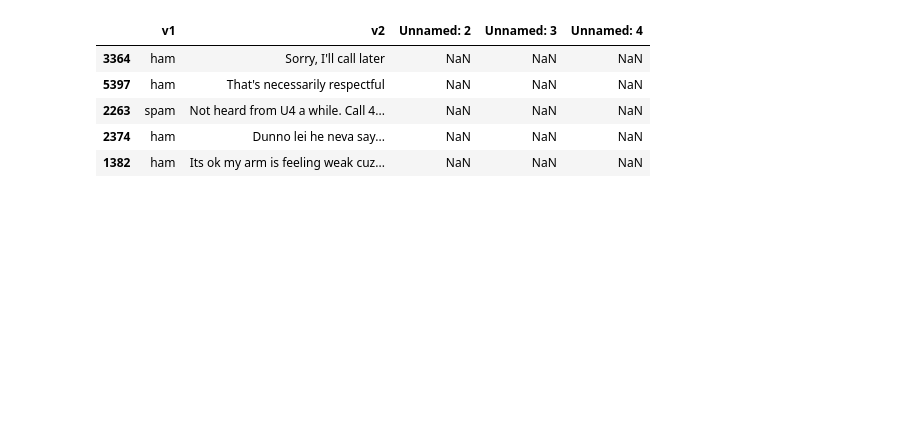
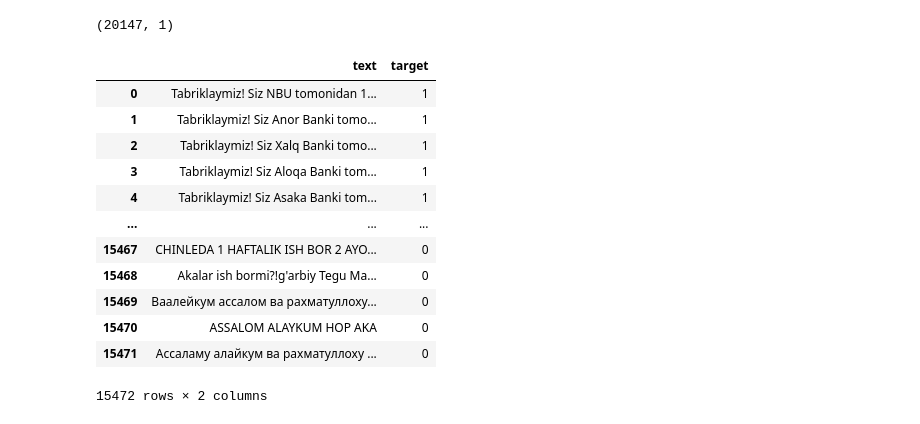
Before and after one commit to ZikrullaRaxmatov/Zako_AI_Projects, a Jupyter notebook: Spam_Detector.ipynb, the cells around one changed output. Drawn from its saved outputs; the diff is of its cells as text; code cells hidden in the pictures; blank space fills up the shorter version.

```diff
--- a/Spam_Detector.ipynb
+++ b/Spam_Detector.ipynb
@@ -8 +9,46 @@ Archive:  /content/spam_sms.zip
+# %%
+from telethon import TelegramClient
+from telethon.tl.functions.channels import JoinChannelRequest
+import nest_asyncio
+
+api_id = 'api_id'
+api_hash = 'api_hash'
+chat = 'https://t.me/KOREAISHLAR777'
+chat_name = chat.split('/')[3]
+chat_messages = []
+
+client = TelegramClient("ssesion_name", api_id, api_hash)
+nest_asyncio.apply()
+
+async def join_channel(client, channel_link):
+  try:
+    await client.JoinChannelRequest(channel_link)
+    print(f"Successfully joined to {channel_link}")
+  except:
+    print(f"Failed to join {channel_link}")
+
+async def scrape_message(client, channel, limit=100):
+
+  async for message in client.iter_messages(channel, limit):
+    if message.text:
+      chat_messages.append(message.text)
+      #print(message.text)
+      #print('-'*40)
+
+async def main():
+  #await join_channel(client, chat)
+  await scrape_message(client, chat, 1000)
+
+async with client:
+  client.loop.run_until_complete(main())
+
+# We need a new DataFrame with the new contents
+df_new_rows = pd.DataFrame({'text': chat_messages})
+
+# Call Pandas.concat to create a new DataFrame from several existing ones
+df = pd.concat([df, df_new_rows])
+df.to_csv(f'{chat_name}.csv', index=False)
+df.shape
+# %% [output]
+(20147, 1)
 # %%
@@ -16,12 +68,21 @@ import pandas as pd
 import numpy as np
 # %%
 # Loading a dataset
-data = pd.read_csv('./spam.csv', encoding='ISO-8859-1')
-data.sample(5)
+
+#data = pd.read_csv('./spam.csv', encoding='ISO-8859-1')
+data = pd.read_csv('./spam_uz.csv' )
+data
 # %% [output]
-|  | v1 | v2 | Unnamed: 2 | Unnamed: 3 | Unnamed: 4 |
-| 3364 | ham | Sorry, I'll call later | NaN | NaN | NaN |
-| 5397 | ham | That's necessarily respectful | NaN | NaN | NaN |
-| 2263 | spam | Not heard from U4 a while. Call 4... | NaN | NaN | NaN |
-| 2374 | ham | Dunno lei he neva say... | NaN | NaN | NaN |
-| 1382 | ham | Its ok my arm is feeling weak cuz... | NaN | NaN | NaN |
+|  | text | target |
+| 0 | Tabriklaymiz! Siz NBU tomonidan 1... | 1 |
+| 1 | Tabriklaymiz! Siz Anor Banki tomo... | 1 |
+| 2 | Tabriklaymiz! Siz Xalq Banki tomo... | 1 |
+| 3 | Tabriklaymiz! Siz Aloqa Banki tom... | 1 |
+| 4 | Tabriklaymiz! Siz Asaka Banki tom... | 1 |
+| ... | ... | ... |
+| 15467 | CHINLEDA 1 HAFTALIK ISH BOR 2 AYO... | 0 |
+| 15468 | Akalar ish bormi?!g'arbiy Tegu Ma... | 0 |
+| 15469 | Ваалейкум ассалом ва рахматуллоху... | 0 |
+| 15470 | ASSALOM ALAYKUM HOP AKA | 0 |
+| 15471 | Ассаламу алайкум ва рахматуллоху ... | 0 |
+15472 rows × 2 columns
```
Also changed, not shown: parts of 15 cells of this notebook.
